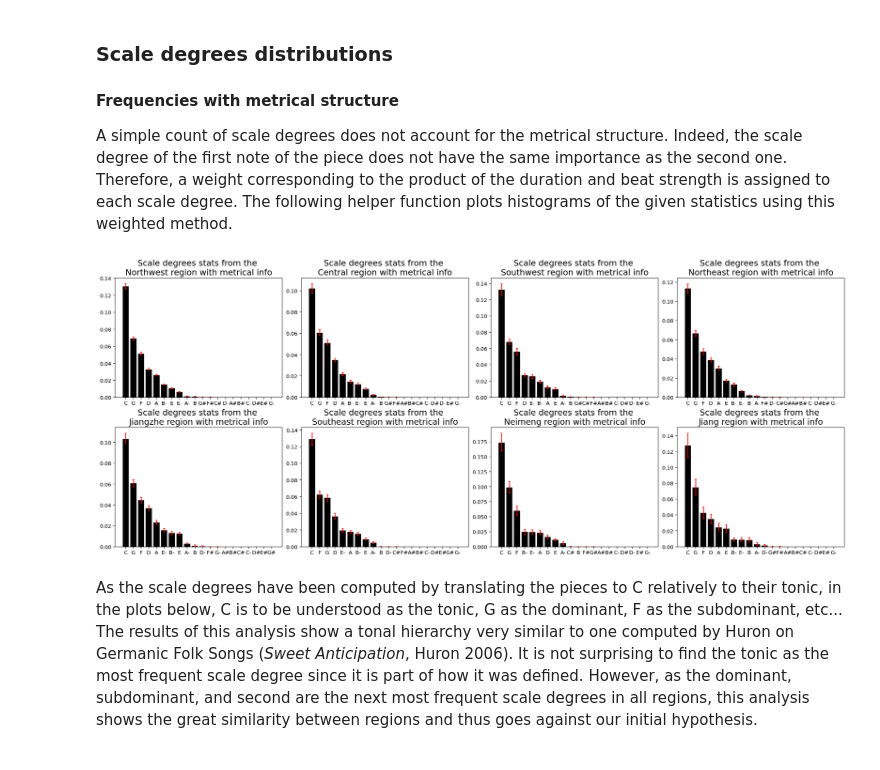
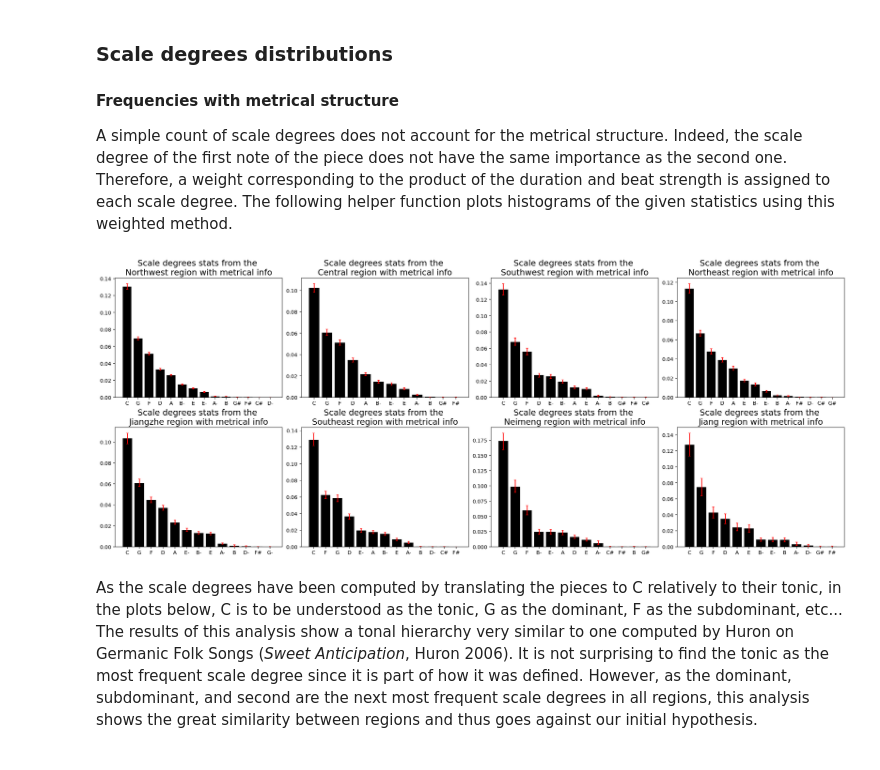
Before and after one commit to ravinitheshreddy/Digital-Musicology-Project, a Jupyter notebook: milestone3_results_quantification.ipynb, the cells around one changed output. Saved outputs shown, nothing was run; the diff lists cells and outputs as text; code cells hidden in the pictures.

Commit message:
update scale degree distribution without def count

```diff
--- a/milestone3_results_quantification.ipynb
+++ b/milestone3_results_quantification.ipynb
@@ -198,9 +198,9 @@ def plot_region_stat_met(stat, defcount=None, figsize=(20,8), nrows=2, ncols=4,
             ax.set_yscale('log')
         ax.set_title(title.format(gloc), fontdict={'fontsize': 16})
 # %%
-plot_region_stat_met(region_scaledegrees_stat, pitchclasses_defcount, title="Scale degrees stats from the \n{} region with metrical info")
+plot_region_stat_met(region_scaledegrees_stat, title="Scale degrees stats from the \n{} region with metrical info")
 # %% [output]
-[figure, old version]
+[figure, new version]
 # %% [markdown]
 As the scale degrees have been computed by translating the pieces to C relatively to their tonic, in the plots below, C is to be understood as the tonic, G as the dominant, F as the subdominant, etc... The results of this analysis show a tonal hierarchy very similar to one computed by Huron on Germanic Folk Songs (*Sweet Anticipation*, Huron 2006). It is not surprising to find the tonic as the most frequent scale degree since it is part of how it was defined. However, as the dominant, subdominant, and second are the next most frequent scale degrees in all regions, this analysis shows the great similarity between regions and thus goes against our initial hypothesis.
 
```
